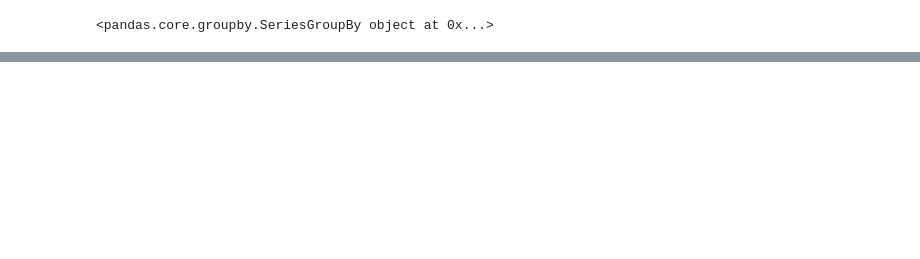
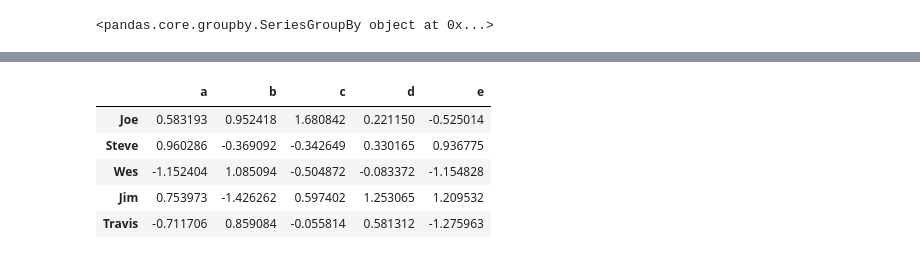
Before and after one commit to mehemken/technique, a Jupyter notebook: groupby.ipynb, the cells around one changed output, grey strips where cells are left out. Cells and saved outputs as stored; diff of their text form; code cells hidden in the pictures; blank space fills up the shorter version.

```diff
--- a/groupby.ipynb
+++ b/groupby.ipynb
@@ -61,0 +320,12 @@ Name: data1, dtype: float64
+# %%
+people = pd.DataFrame(np.random.randn(5, 5),
+                     columns='a b c d e'.split(),
+                     index='Joe Steve Wes Jim Travis'.split())
+people
+# %% [output]
+|  | a | b | c | d | e |
+| Joe | 0.583193 | 0.952418 | 1.680842 | 0.221150 | -0.525014 |
+| Steve | 0.960286 | -0.369092 | -0.342649 | 0.330165 | 0.936775 |
+| Wes | -1.152404 | 1.085094 | -0.504872 | -0.083372 | -1.154828 |
+| Jim | 0.753973 | -1.426262 | 0.597402 | 1.253065 | 1.209532 |
+| Travis | -0.711706 | 0.859084 | -0.055814 | 0.581312 | -1.275963 |
```
Also changed, not shown: parts of 49 cells of this notebook.
